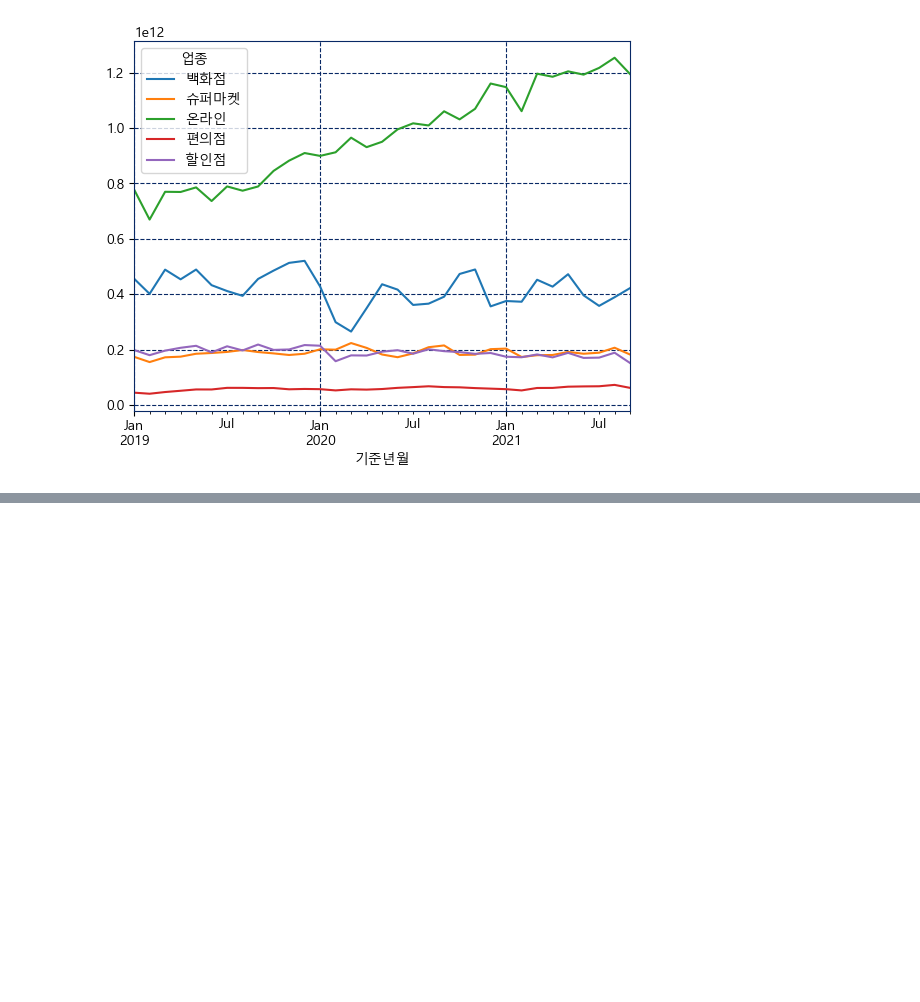
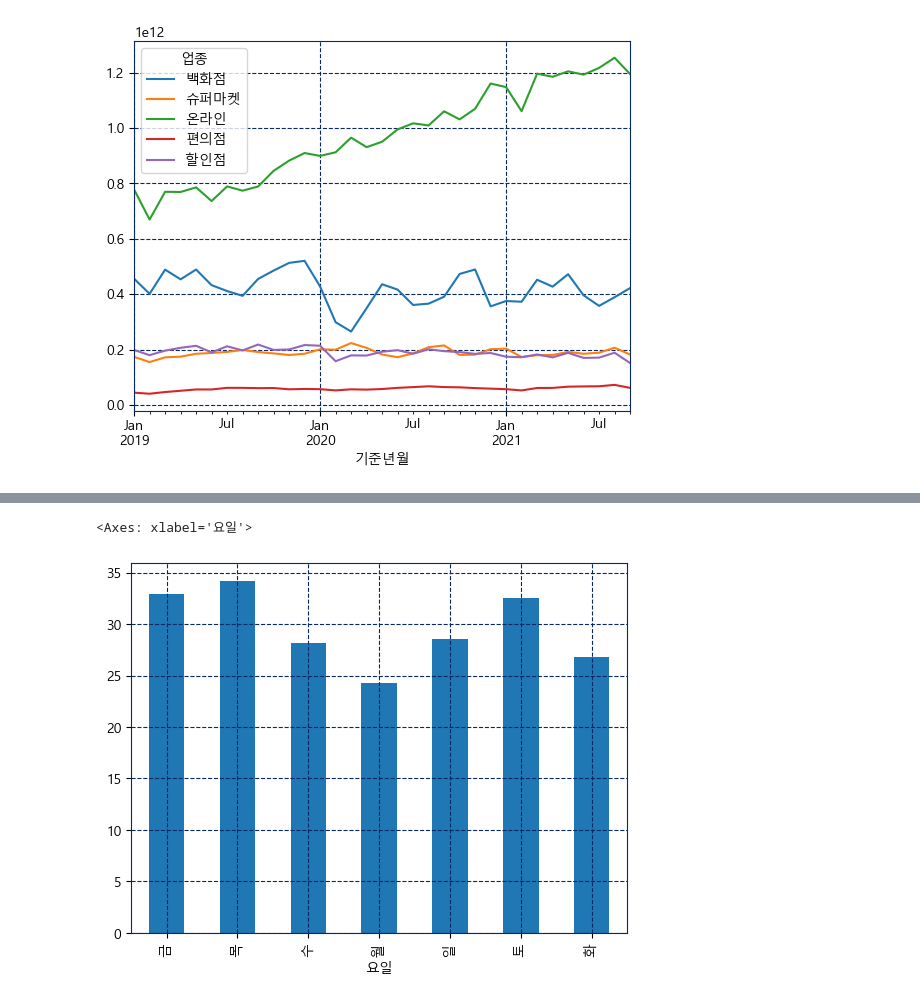
Before and after one commit to ukjejo/jojojo, a Jupyter notebook: 230425/03_matplotlib.ipynb, the cells around one changed output, grey strips where cells are left out. Cells and saved outputs as stored; diff of their text form; code cells hidden in the pictures; blank space fills up the shorter version.

```diff
--- a/230425/03_matplotlib.ipynb
+++ b/230425/03_matplotlib.ipynb
@@ -267,0 +390,5 @@ group_data.plot()
+# %%
+df.groupby('요일')['일일사망자'].mean().plot.bar()
+# %% [output]
+<Axes: xlabel='요일'>
+[figure, added]
```
Also changed, not shown: parts of 32 cells of this notebook.
